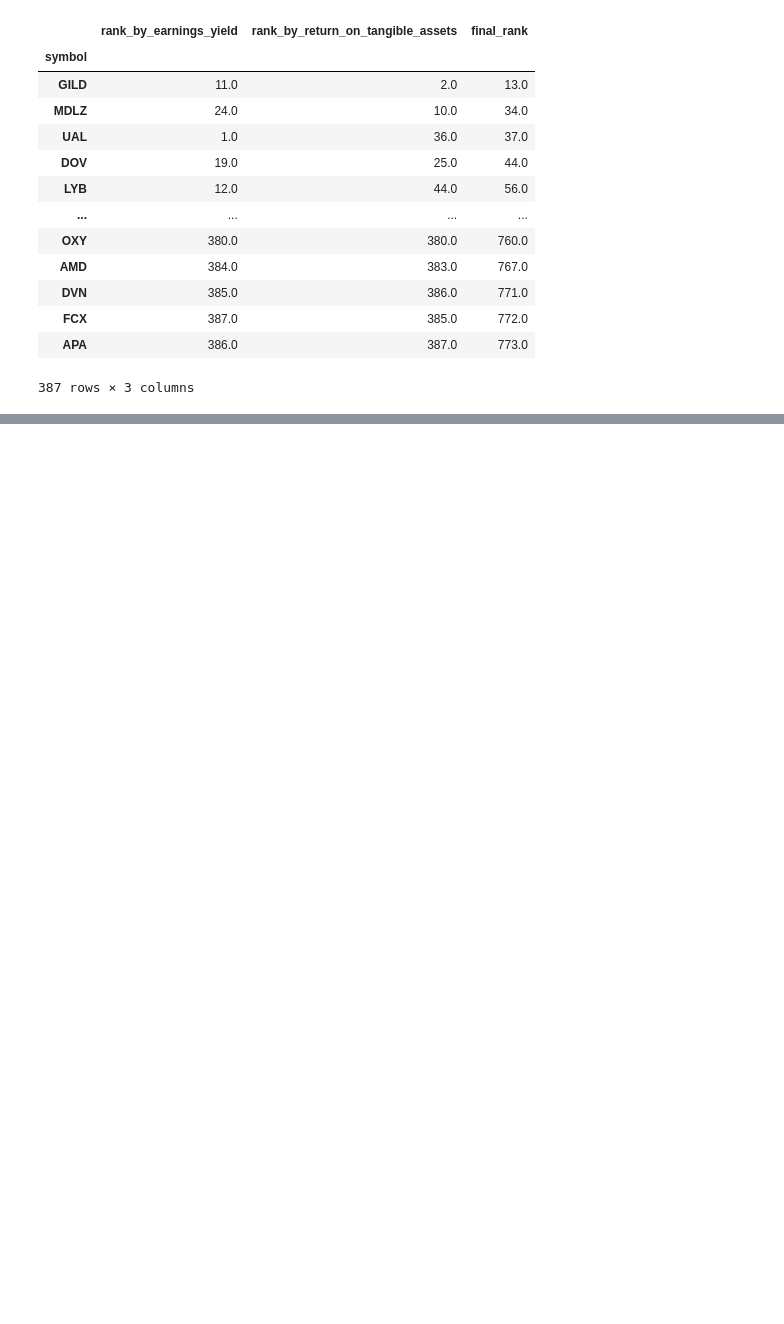
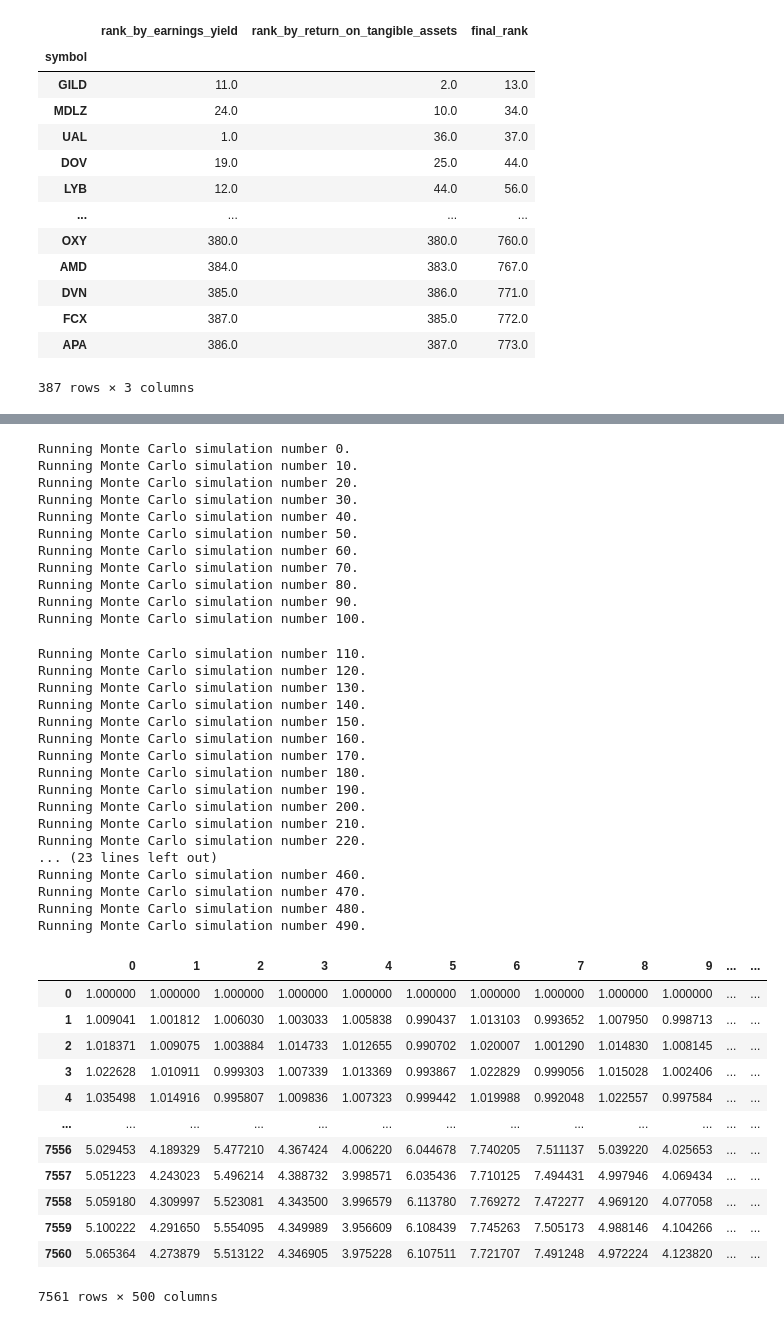
Before and after one commit to jchow527/Group_2_Stocks_Pickers, a Jupyter notebook: portfolio_builder_calc_performance.ipynb, the cells around one changed output, grey strips where cells are left out. Drawn from its saved outputs; the diff is of its cells as text; code cells hidden in the pictures; blank space fills up the shorter version.

```diff
--- a/portfolio_builder_calc_performance.ipynb
+++ b/portfolio_builder_calc_performance.ipynb
@@ -23,0 +136,44 @@ df
+# %%
+MC_thirty_year.calc_cumulative_return()
+# %% [output]
+Running Monte Carlo simulation number 0.
+Running Monte Carlo simulation number 10.
+Running Monte Carlo simulation number 20.
+Running Monte Carlo simulation number 30.
+Running Monte Carlo simulation number 40.
+Running Monte Carlo simulation number 50.
+Running Monte Carlo simulation number 60.
+Running Monte Carlo simulation number 70.
+Running Monte Carlo simulation number 80.
+Running Monte Carlo simulation number 90.
+Running Monte Carlo simulation number 100.
+Running Monte Carlo simulation number 110.
+Running Monte Carlo simulation number 120.
+Running Monte Carlo simulation number 130.
+Running Monte Carlo simulation number 140.
+Running Monte Carlo simulation number 150.
+Running Monte Carlo simulation number 160.
+Running Monte Carlo simulation number 170.
+Running Monte Carlo simulation number 180.
+Running Monte Carlo simulation number 190.
+Running Monte Carlo simulation number 200.
+Running Monte Carlo simulation number 210.
+Running Monte Carlo simulation number 220.
+... (23 lines left out)
+Running Monte Carlo simulation number 460.
+Running Monte Carlo simulation number 470.
+Running Monte Carlo simulation number 480.
+Running Monte Carlo simulation number 490.
+|  | 0 | 1 | 2 | 3 | 4 | 5 | 6 | 7 | 8 | 9 | ... | ... |
+| 0 | 1.000000 | 1.000000 | 1.000000 | 1.000000 | 1.000000 | 1.000000 | 1.000000 | 1.000000 | 1.000000 | 1.000000 | ... | ... |
+| 1 | 1.009041 | 1.001812 | 1.006030 | 1.003033 | 1.005838 | 0.990437 | 1.013103 | 0.993652 | 1.007950 | 0.998713 | ... | ... |
+| 2 | 1.018371 | 1.009075 | 1.003884 | 1.014733 | 1.012655 | 0.990702 | 1.020007 | 1.001290 | 1.014830 | 1.008145 | ... | ... |
+| 3 | 1.022628 | 1.010911 | 0.999303 | 1.007339 | 1.013369 | 0.993867 | 1.022829 | 0.999056 | 1.015028 | 1.002406 | ... | ... |
+| 4 | 1.035498 | 1.014916 | 0.995807 | 1.009836 | 1.007323 | 0.999442 | 1.019988 | 0.992048 | 1.022557 | 0.997584 | ... | ... |
+| ... | ... | ... | ... | ... | ... | ... | ... | ... | ... | ... | ... | ... |
+| 7556 | 5.029453 | 4.189329 | 5.477210 | 4.367424 | 4.006220 | 6.044678 | 7.740205 | 7.511137 | 5.039220 | 4.025653 | ... | ... |
+| 7557 | 5.051223 | 4.243023 | 5.496214 | 4.388732 | 3.998571 | 6.035436 | 7.710125 | 7.494431 | 4.997946 | 4.069434 | ... | ... |
+| 7558 | 5.059180 | 4.309997 | 5.523081 | 4.343500 | 3.996579 | 6.113780 | 7.769272 | 7.472277 | 4.969120 | 4.077058 | ... | ... |
+| 7559 | 5.100222 | 4.291650 | 5.554095 | 4.349989 | 3.956609 | 6.108439 | 7.745263 | 7.505173 | 4.988146 | 4.104266 | ... | ... |
+| 7560 | 5.065364 | 4.273879 | 5.513122 | 4.346905 | 3.975228 | 6.107511 | 7.721707 | 7.491248 | 4.972224 | 4.123820 | ... | ... |
+7561 rows × 500 columns
```
Also changed, not shown: parts of 13 cells of this notebook.
